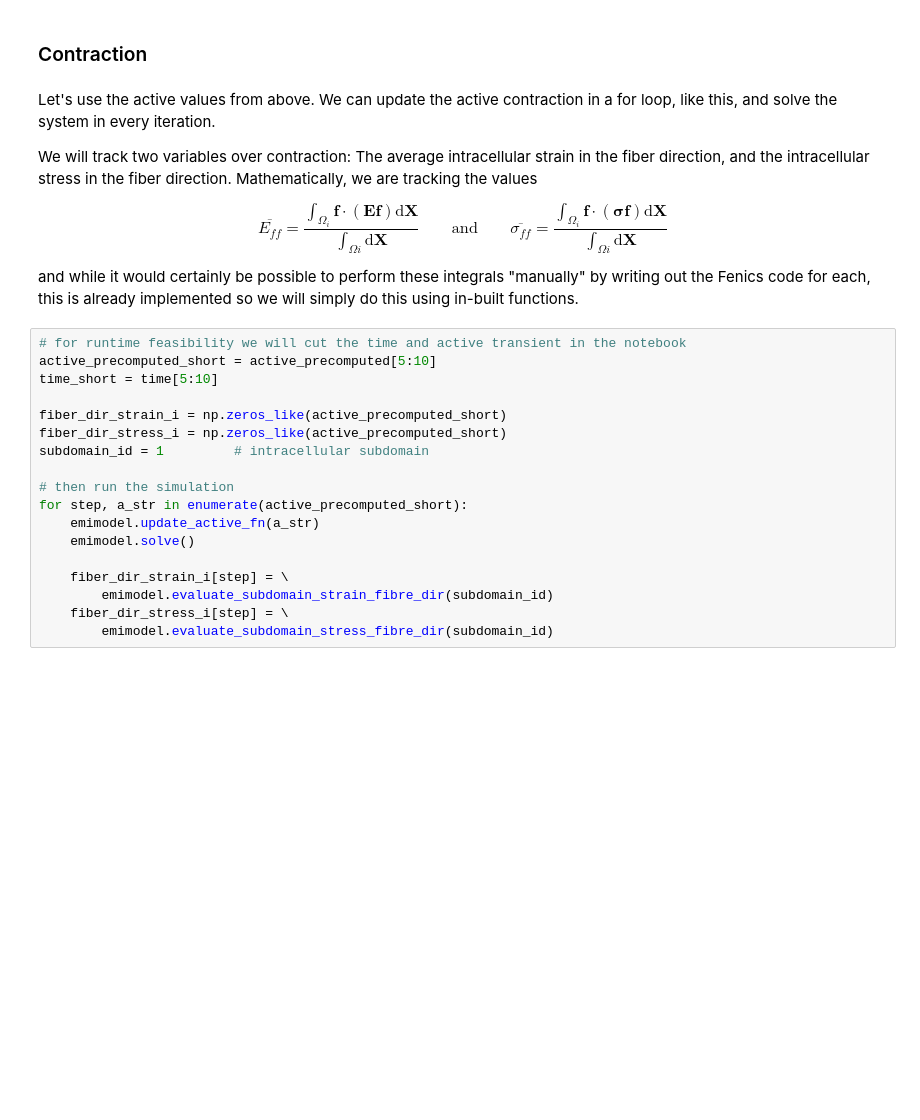
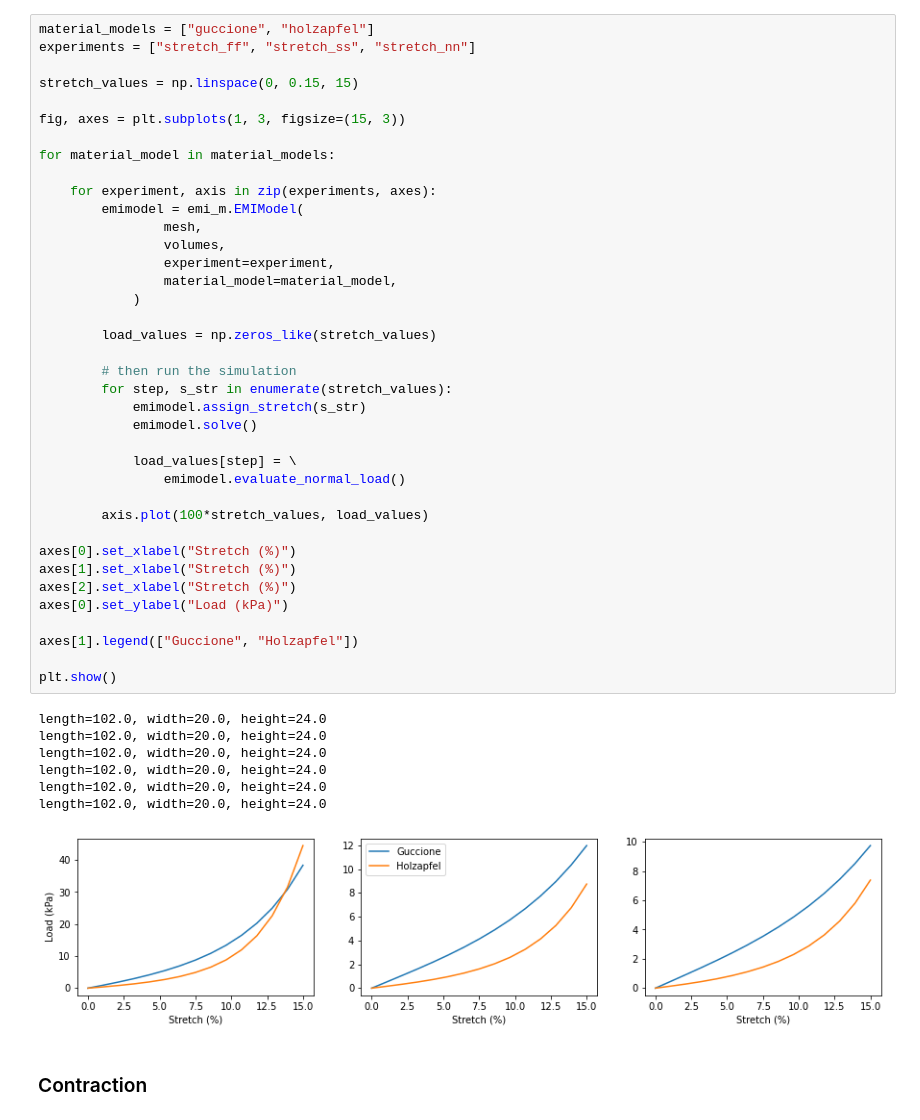
Before and after one commit to aashildte/emimechanicalmodel, a Jupyter notebook: docs/model_options/material_models.ipynb, the cells around one changed output. Drawn from its saved outputs; the diff is of its cells as text; blank space fills up the shorter version.

```diff
--- a/docs/model_options/material_models.ipynb
+++ b/docs/model_options/material_models.ipynb
@@ -118,35 +93,48 @@ For the three latter, the "guccione" / "active_stress" / "nearly_incompressible"
+# %%
+material_models = ["guccione", "holzapfel"]
+experiments = ["stretch_ff", "stretch_ss", "stretch_nn"]
+
+stretch_values = np.linspace(0, 0.15, 15)
+
+fig, axes = plt.subplots(1, 3, figsize=(15, 3))
+
+for material_model in material_models:
+
+    for experiment, axis in zip(experiments, axes):
+        emimodel = emi_m.EMIModel(
+                mesh,
+                volumes,
+                experiment=experiment,
+                material_model=material_model,
+            )
+
+        load_values = np.zeros_like(stretch_values)
+
+        # then run the simulation
+        for step, s_str in enumerate(stretch_values):
+            emimodel.assign_stretch(s_str)
+            emimodel.solve()
+
+            load_values[step] = \
+                emimodel.evaluate_normal_load()
+
+        axis.plot(100*stretch_values, load_values)
+
+axes[0].set_xlabel("Stretch (%)")
+axes[1].set_xlabel("Stretch (%)")
+axes[2].set_xlabel("Stretch (%)")
+axes[0].set_ylabel("Load (kPa)")
+
+axes[1].legend(["Guccione", "Holzapfel"])
+
+plt.show()
+# %% [output]
+length=102.0, width=20.0, height=24.0
+length=102.0, width=20.0, height=24.0
+length=102.0, width=20.0, height=24.0
+length=102.0, width=20.0, height=24.0
+length=102.0, width=20.0, height=24.0
+length=102.0, width=20.0, height=24.0
+[figure, added]
 # %% [markdown]
 ### Contraction
-# %% [markdown]
-Let's use the active values from above. We can update the active contraction in a for loop, like this, and solve the system in every iteration.
-
-We will track two variables over contraction: The average intracellular strain in the fiber direction, and the intracellular stress in the fiber direction. Mathematically, we are tracking the values
-
-\begin{equation}
-\overline{E_{ff}} = \frac{\int_{\Omega_i} \mathbf{f} \cdot (\mathbf{E} \mathbf{f}) \mathrm{d}\mathbf{X}}{\int_{\Omega i} \mathrm{d}\mathbf{X}}
-\qquad
-\text{and}
-\qquad
-    \overline{\sigma_{ff}} = \frac{\int_{\Omega_i} \mathbf{f} \cdot (\mathbf{\sigma} \mathbf{f}) \mathrm{d}\mathbf{X}}{\int_{\Omega i} \mathrm{d}\mathbf{X}}
-    \label{eq:cm_stress}
-\end{equation}
-
-and while it would certainly be possible to perform these integrals "manually" by writing out the Fenics code for each, this is already implemented so we will simply do this using in-built functions.
-# %%
-# for runtime feasibility we will cut the time and active transient in the notebook
-active_precomputed_short = active_precomputed[5:10]
-time_short = time[5:10]
-
-fiber_dir_strain_i = np.zeros_like(active_precomputed_short)
-fiber_dir_stress_i = np.zeros_like(active_precomputed_short)
-subdomain_id = 1         # intracellular subdomain
-
-# then run the simulation
-for step, a_str in enumerate(active_precomputed_short):
-    emimodel.update_active_fn(a_str)
-    emimodel.solve()
-
-    fiber_dir_strain_i[step] = \
-        emimodel.evaluate_subdomain_strain_fibre_dir(subdomain_id)
-    fiber_dir_stress_i[step] = \
-        emimodel.evaluate_subdomain_stress_fibre_dir(subdomain_id)
```
Also changed, not shown: parts of 47 cells of this notebook, 8 other files.
